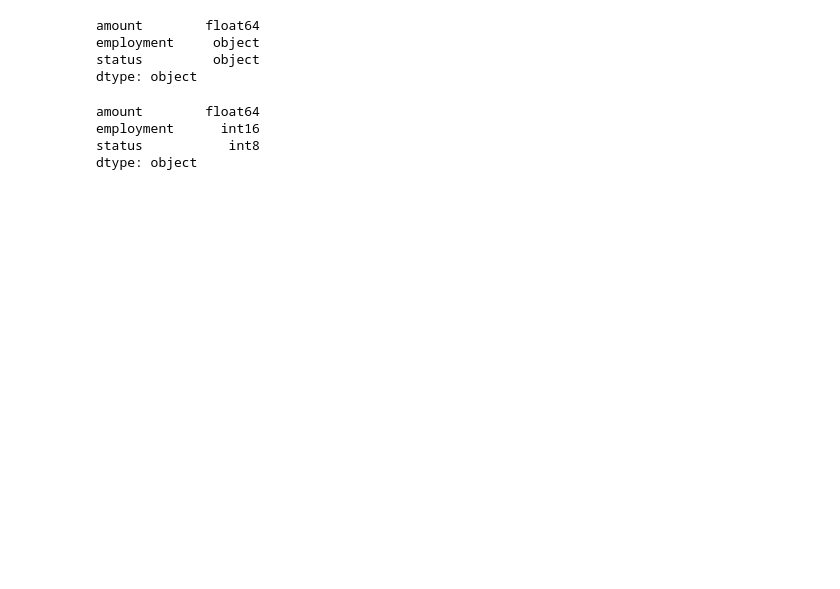
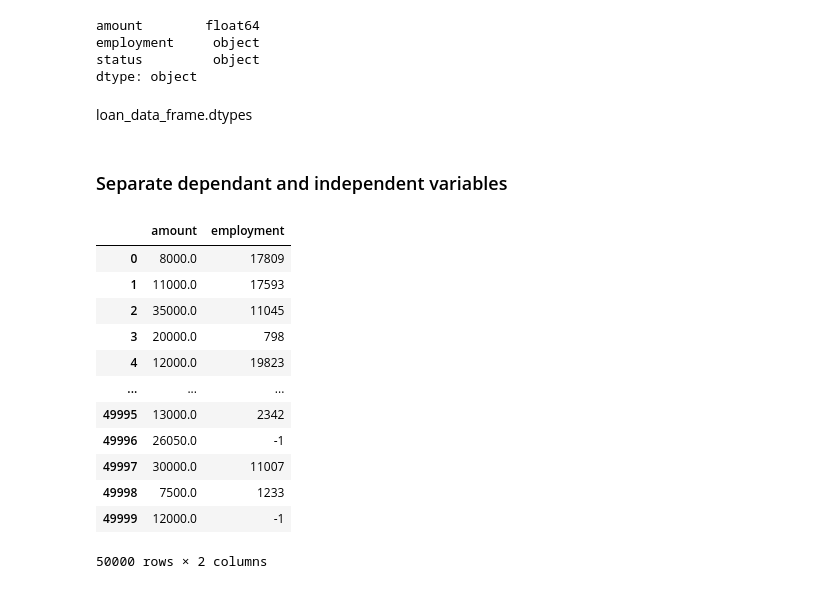
Before and after one commit to akhuntsaria/loan-default-prediction, a Jupyter notebook: main.ipynb, the cells around one changed output. Cells and saved outputs as stored; diff of their text form; code cells hidden in the pictures; blank space fills up the shorter version.

```diff
--- a/main.ipynb
+++ b/main.ipynb
@@ -99,10 +103,3 @@ dtype: object
 # Convert strings to categorical integers
 loan_data_frame['status'] = loan_data_frame['status'].astype('category').cat.codes
 loan_data_frame['employment'] = loan_data_frame['employment'].astype('category').cat.codes
-# %%
-loan_data_frame.dtypes
-# %% [output]
-amount        float64
-employment      int16
-status           int8
-dtype: object
@@ -108,0 +108,21 @@ dtype: object
+# %% [markdown]
+loan_data_frame.dtypes
+# %% [markdown]
+### Separate dependant and independent variables
+# %%
+x = loan_data_frame[['amount','employment']]
+x
+# %% [output]
+|  | amount | employment |
+| 0 | 8000.0 | 17809 |
+| 1 | 11000.0 | 17593 |
+| 2 | 35000.0 | 11045 |
+| 3 | 20000.0 | 798 |
+| 4 | 12000.0 | 19823 |
+| ... | ... | ... |
+| 49995 | 13000.0 | 2342 |
+| 49996 | 26050.0 | -1 |
+| 49997 | 30000.0 | 11007 |
+| 49998 | 7500.0 | 1233 |
+| 49999 | 12000.0 | -1 |
+50000 rows × 2 columns
```
Also changed, not shown: parts of 18 cells of this notebook.
